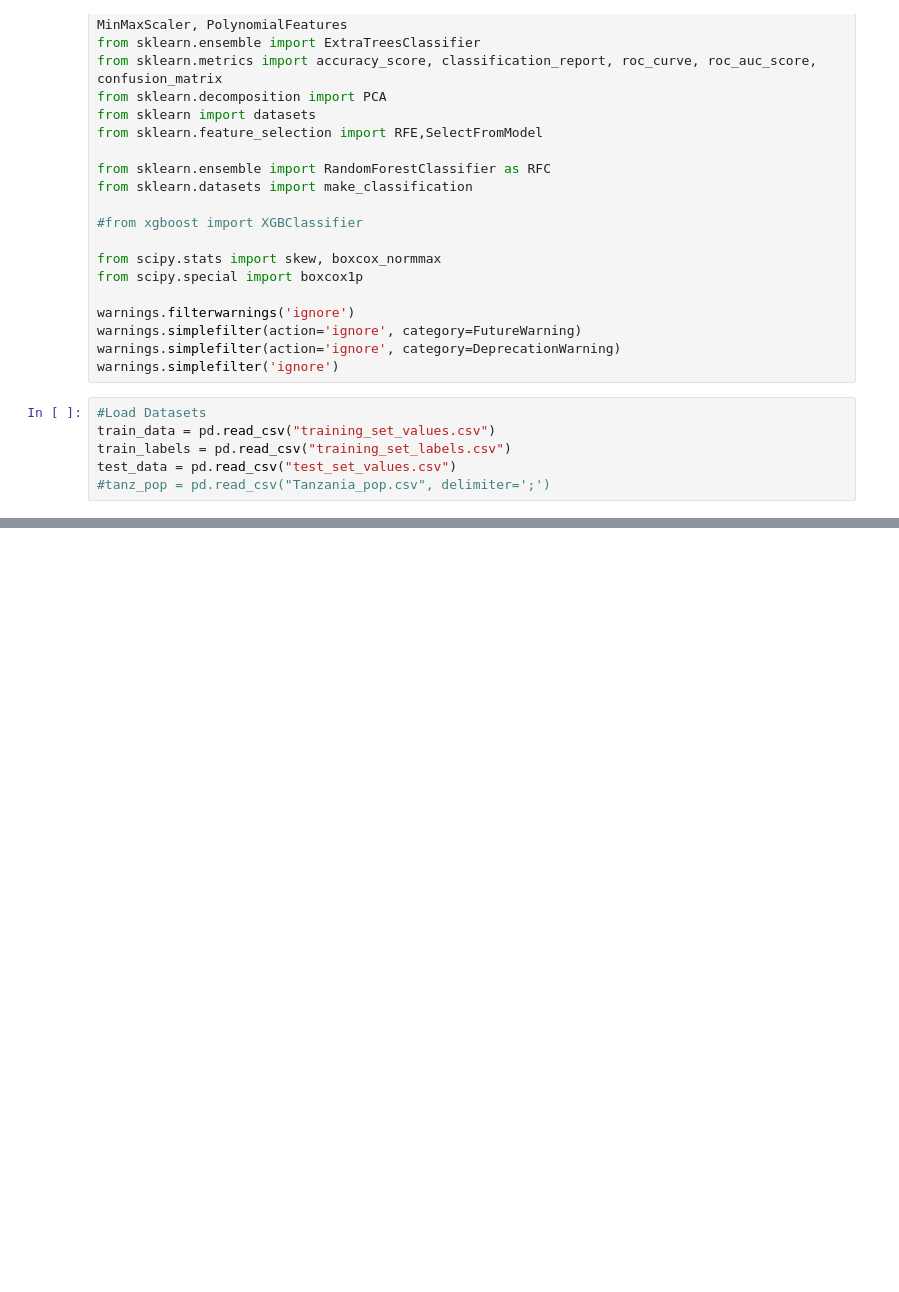
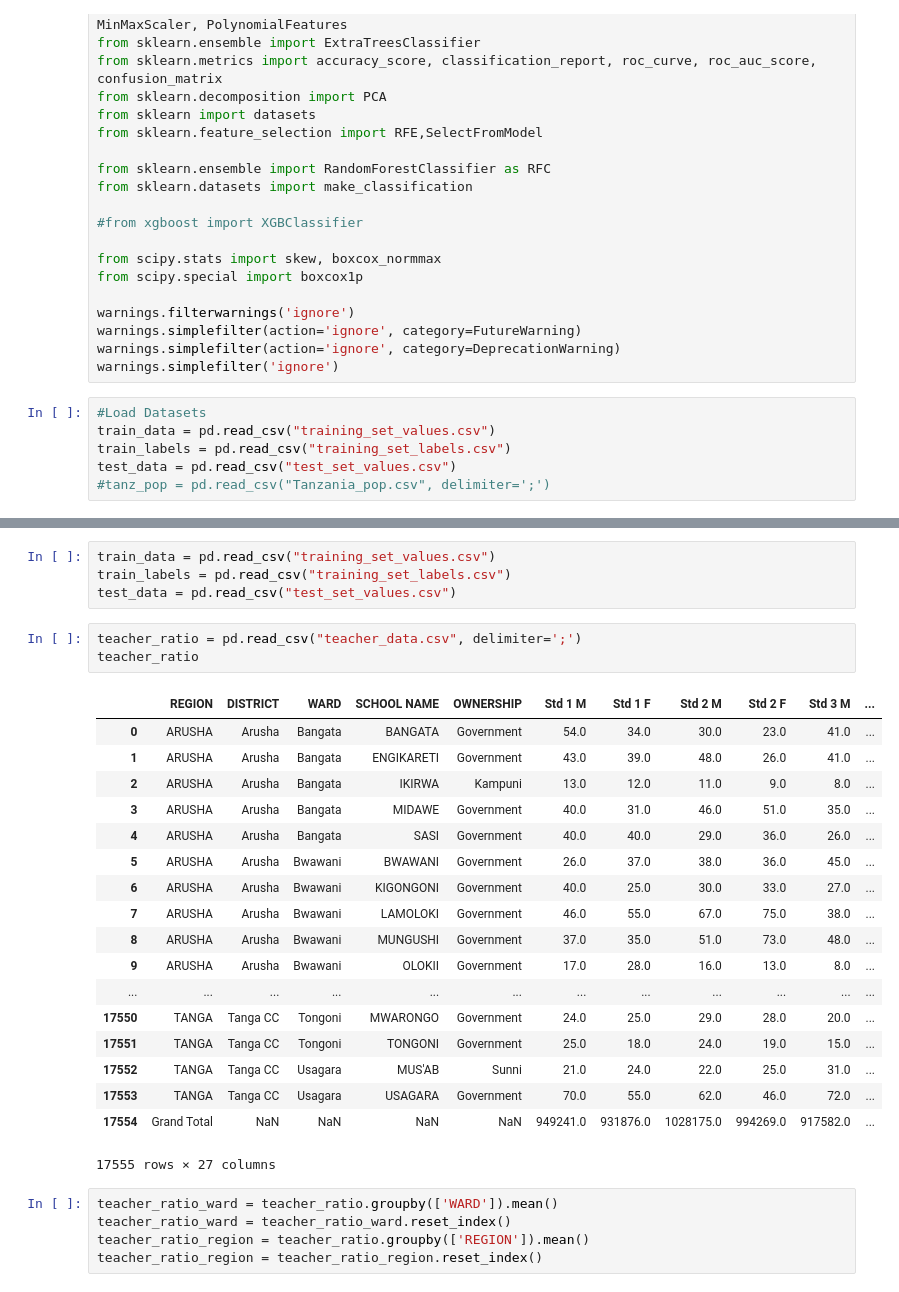
Before and after one commit to mradazoury/Pump_it_Up_ML_project, a Jupyter notebook: Trial_Theo .ipynb, the cells around one changed output, grey strips where cells are left out. Drawn from its saved outputs; the diff is of its cells as text; blank space fills up the shorter version.

```diff
--- a/Trial_Theo .ipynb
+++ b/Trial_Theo .ipynb
@@ -49,0 +90,31 @@ def density(df):
+# %%
+train_data = pd.read_csv("training_set_values.csv")
+train_labels = pd.read_csv("training_set_labels.csv")
+test_data = pd.read_csv("test_set_values.csv")
+# %%
+teacher_ratio = pd.read_csv("teacher_data.csv", delimiter=';')
+teacher_ratio
+# %% [output]
+|  | REGION | DISTRICT | WARD | SCHOOL NAME | OWNERSHIP | Std 1 M | Std 1 F | Std 2 M | Std 2 F | Std 3 M | ... |
+| 0 | ARUSHA | Arusha | Bangata | BANGATA | Government | 54.0 | 34.0 | 30.0 | 23.0 | 41.0 | ... |
+| 1 | ARUSHA | Arusha | Bangata | ENGIKARETI | Government | 43.0 | 39.0 | 48.0 | 26.0 | 41.0 | ... |
+| 2 | ARUSHA | Arusha | Bangata | IKIRWA | Kampuni | 13.0 | 12.0 | 11.0 | 9.0 | 8.0 | ... |
+| 3 | ARUSHA | Arusha | Bangata | MIDAWE | Government | 40.0 | 31.0 | 46.0 | 51.0 | 35.0 | ... |
+| 4 | ARUSHA | Arusha | Bangata | SASI | Government | 40.0 | 40.0 | 29.0 | 36.0 | 26.0 | ... |
+| 5 | ARUSHA | Arusha | Bwawani | BWAWANI | Government | 26.0 | 37.0 | 38.0 | 36.0 | 45.0 | ... |
+| 6 | ARUSHA | Arusha | Bwawani | KIGONGONI | Government | 40.0 | 25.0 | 30.0 | 33.0 | 27.0 | ... |
+| 7 | ARUSHA | Arusha | Bwawani | LAMOLOKI | Government | 46.0 | 55.0 | 67.0 | 75.0 | 38.0 | ... |
+| 8 | ARUSHA | Arusha | Bwawani | MUNGUSHI | Government | 37.0 | 35.0 | 51.0 | 73.0 | 48.0 | ... |
+| 9 | ARUSHA | Arusha | Bwawani | OLOKII | Government | 17.0 | 28.0 | 16.0 | 13.0 | 8.0 | ... |
+| ... | ... | ... | ... | ... | ... | ... | ... | ... | ... | ... | ... |
+| 17550 | TANGA | Tanga CC | Tongoni | MWARONGO | Government | 24.0 | 25.0 | 29.0 | 28.0 | 20.0 | ... |
+| 17551 | TANGA | Tanga CC | Tongoni | TONGONI | Government | 25.0 | 18.0 | 24.0 | 19.0 | 15.0 | ... |
+| 17552 | TANGA | Tanga CC | Usagara | MUS'AB | Sunni | 21.0 | 24.0 | 22.0 | 25.0 | 31.0 | ... |
+| 17553 | TANGA | Tanga CC | Usagara | USAGARA | Government | 70.0 | 55.0 | 62.0 | 46.0 | 72.0 | ... |
+| 17554 | Grand Total | NaN | NaN | NaN | NaN | 949241.0 | 931876.0 | 1028175.0 | 994269.0 | 917582.0 | ... |
+17555 rows × 27 columns
+# %%
+teacher_ratio_ward = teacher_ratio.groupby(['WARD']).mean()
+teacher_ratio_ward = teacher_ratio_ward.reset_index()
+teacher_ratio_region = teacher_ratio.groupby(['REGION']).mean()
+teacher_ratio_region = teacher_ratio_region.reset_index()
```
Also changed, not shown: parts of 20 cells of this notebook, 2 other files.
